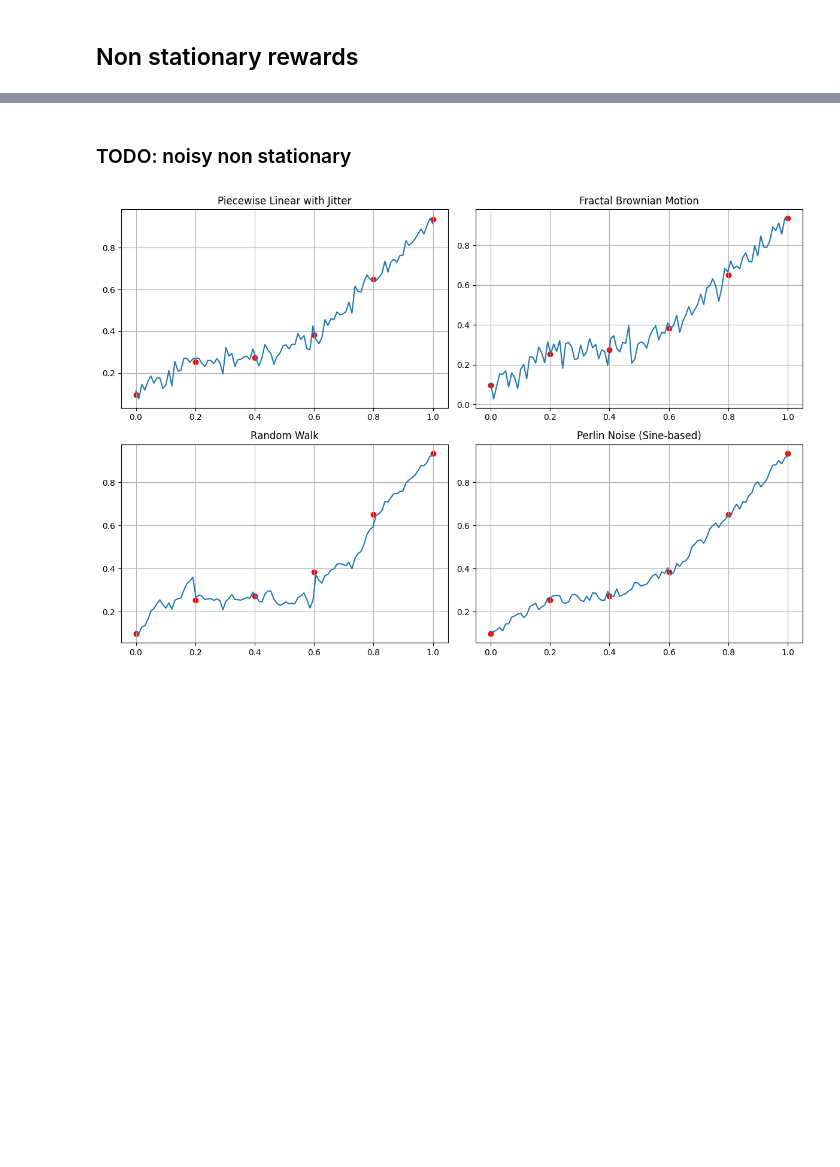
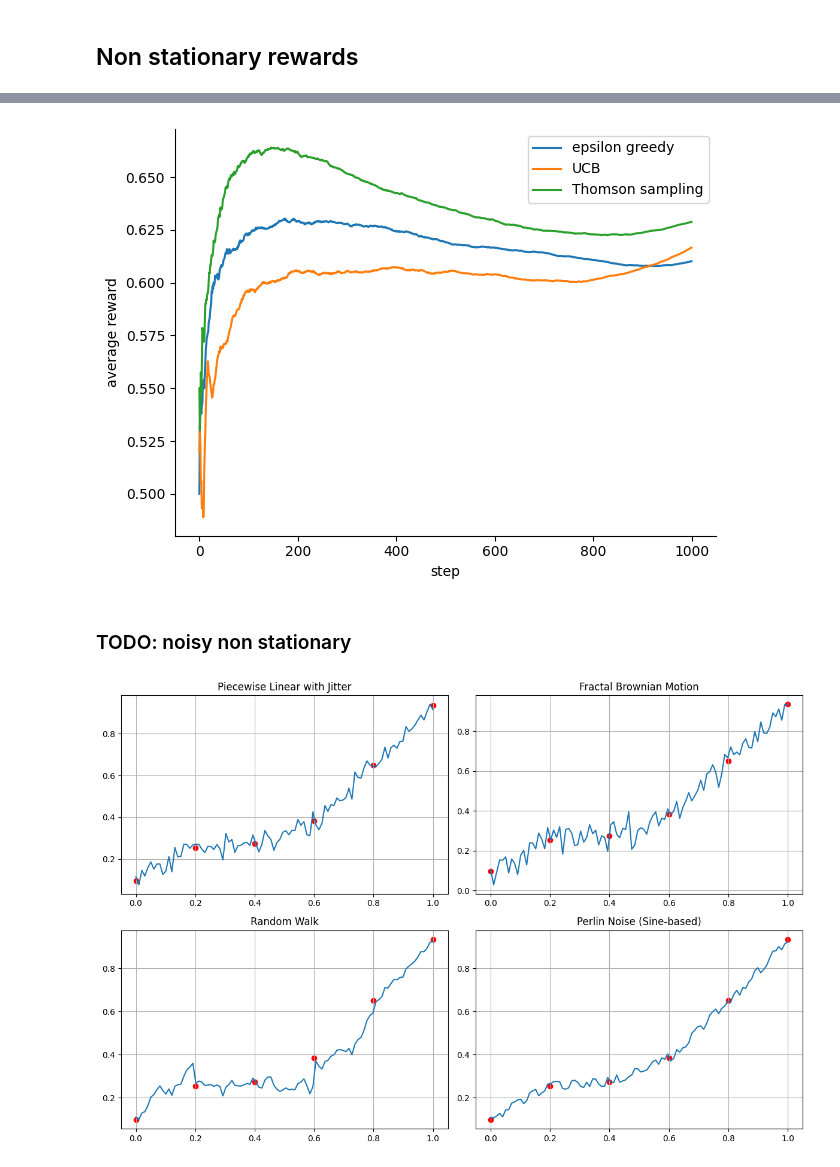
Before and after one commit to clabrugere/jax-bandits, a Jupyter notebook: dev/jax.ipynb, the cells around one changed output, grey strips where cells are left out. Cells and saved outputs as stored; diff of their text form; code cells hidden in the pictures; blank space fills up the shorter version.

```diff
--- a/dev/jax.ipynb
+++ b/dev/jax.ipynb
@@ -335,3 +344,23 @@ plot_reward_probs(p)
+# %%
+states, rewards = [], []
+for subkey, (select_action_fn, update_state_fn, init_state) in zip(keys_algo, policies):
+    state, reward = environment.simulate_multiple(
+        subkey,
+        select_action_fn,
+        update_state_fn,
+        init_state,
+        num_actions,
+        num_steps,
+        num_iter,
+        rewards_generator_fn=multiregime_rewards,
+        rewards_generator_fn_args=(4,),
+    )
+    states.append(state)
+    rewards.append(reward)
+# %%
+plot_rewards(rewards, ["epsilon greedy", "UCB", "Thomson sampling"])
+# %% [output]
+[figure, added]
 # %% [markdown]
 ### TODO: noisy non stationary
 # %%
```
Also changed, not shown: parts of 10 cells of this notebook, 1 other file.
